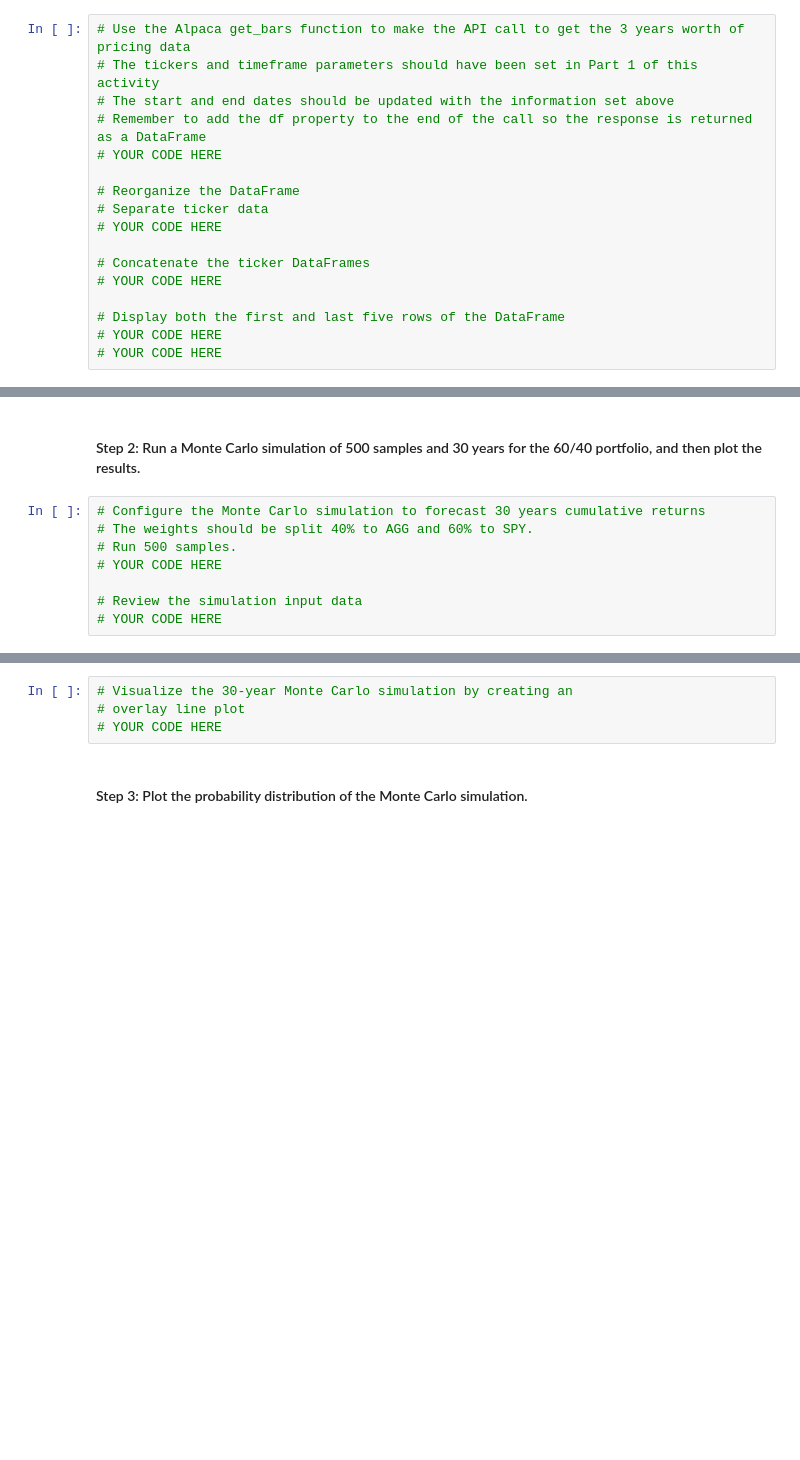
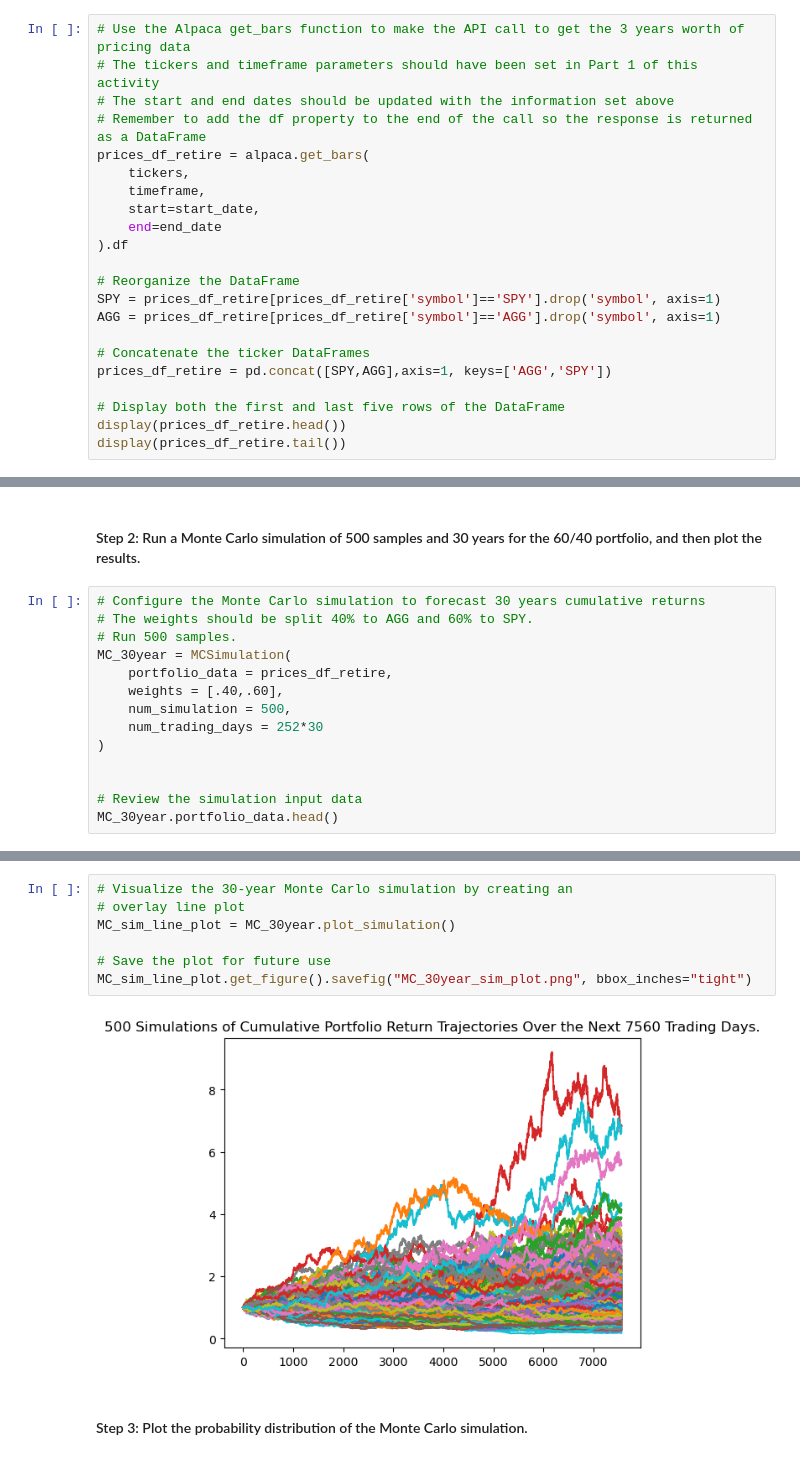
Before and after one commit to BorisDudkin/FinTech_Module5_Financial_Planner, a Jupyter notebook: financial_planning_tools.ipynb, the cells around one changed output, grey strips where cells are left out. Cells and saved outputs as stored; diff of their text form; blank space fills up the shorter version.

```diff
--- a/financial_planning_tools.ipynb
+++ b/financial_planning_tools.ipynb
@@ -426,15 +427,20 @@ end_date = pd.Timestamp("2022-12-30", tz="America/New_York").isoformat()
 # The tickers and timeframe parameters should have been set in Part 1 of this activity
 # The start and end dates should be updated with the information set above
 # Remember to add the df property to the end of the call so the response is returned as a DataFrame
-# YOUR CODE HERE
+prices_df_retire = alpaca.get_bars(
+    tickers,
+    timeframe,
+    start=start_date,
+    end=end_date
+).df
 
 # Reorganize the DataFrame
-# Separate ticker data
-# YOUR CODE HERE
+SPY = prices_df_retire[prices_df_retire['symbol']=='SPY'].drop('symbol', axis=1)
+AGG = prices_df_retire[prices_df_retire['symbol']=='AGG'].drop('symbol', axis=1)
 
 # Concatenate the ticker DataFrames
-# YOUR CODE HERE
+prices_df_retire = pd.concat([SPY,AGG],axis=1, keys=['AGG','SPY'])
 
 # Display both the first and last five rows of the DataFrame
-# YOUR CODE HERE
-# YOUR CODE HERE
+display(prices_df_retire.head())
+display(prices_df_retire.tail())
@@ -444,7 +467,13 @@ end_date = pd.Timestamp("2022-12-30", tz="America/New_York").isoformat()
 # Configure the Monte Carlo simulation to forecast 30 years cumulative returns
 # The weights should be split 40% to AGG and 60% to SPY.
 # Run 500 samples.
-# YOUR CODE HERE
+MC_30year = MCSimulation(
+    portfolio_data = prices_df_retire,
+    weights = [.40,.60],
+    num_simulation = 500,
+    num_trading_days = 252*30
+)
+
 
 # Review the simulation input data
-# YOUR CODE HERE
+MC_30year.portfolio_data.head()
@@ -454,7 +516,12 @@ end_date = pd.Timestamp("2022-12-30", tz="America/New_York").isoformat()
 # %%
 # Visualize the 30-year Monte Carlo simulation by creating an
 # overlay line plot
-# YOUR CODE HERE
+MC_sim_line_plot = MC_30year.plot_simulation()
+
+# Save the plot for future use
+MC_sim_line_plot.get_figure().savefig("MC_30year_sim_plot.png", bbox_inches="tight")
+# %% [output]
+[figure, added]
 # %% [markdown]
 #### Step 3: Plot the probability distribution of the Monte Carlo simulation.
 # %%
```
Also changed, not shown: parts of 17 cells of this notebook, 4 other files.
